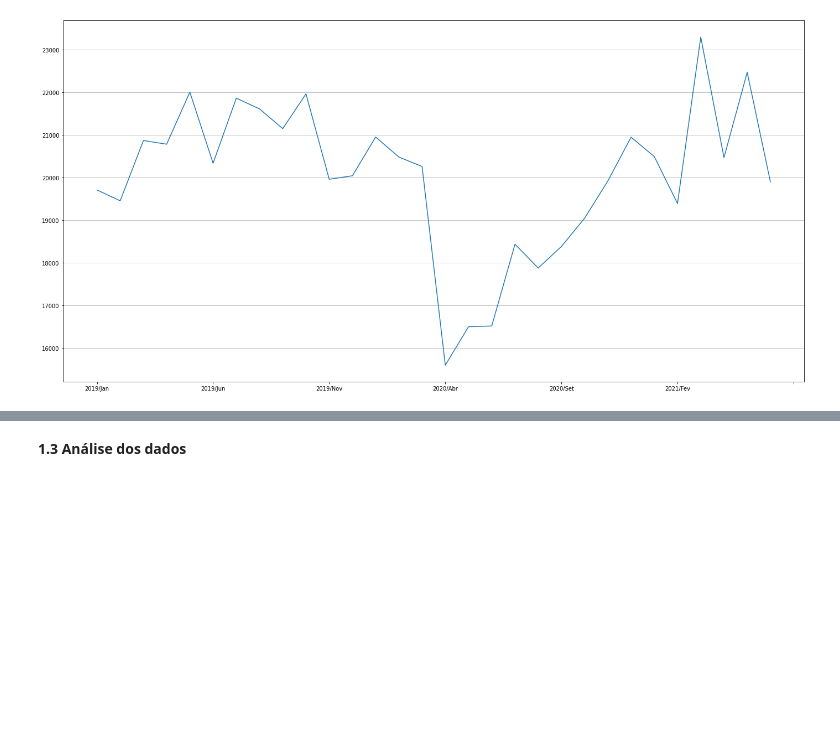
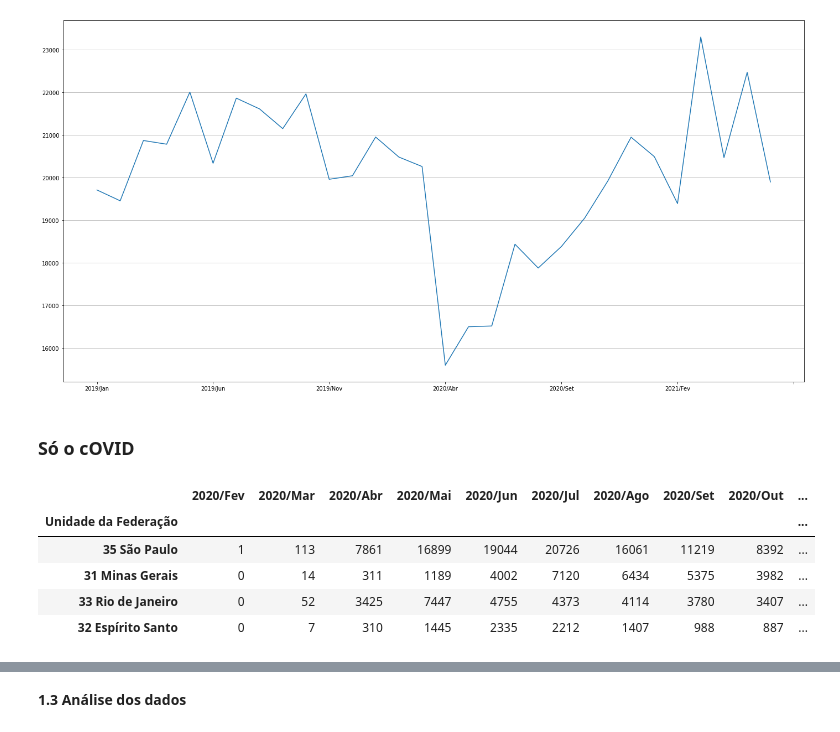
Before and after one commit to jhonnyribeiro/bootcamp-data-science, a Jupyter notebook: desafio_modulo_01.ipynb, the cells around one changed output, grey strips where cells are left out. Cells and saved outputs as stored; diff of their text form; code cells hidden in the pictures; blank space fills up the shorter version.

```diff
--- a/desafio_modulo_01.ipynb
+++ b/desafio_modulo_01.ipynb
@@ -53,3 +53,26 @@ internacao_geral.T['32 Espírito Santo'].plot(figsize=(24,12))
 plt.grid(axis="y")
 # %% [output]
 [figure]
+# %% [markdown]
+### Só o  cOVID
+# %%
+#Tabela regiao sudeste
+
+internacao_covid = pd.read_csv("/content/INTERNACOES_ANO_MES_UNIDADE_FEDERACAO_REGIAO_SUDESTE_ATE2021-08_20211105_COVID19.CSV", encoding="ISO-8859-1", sep=";", skiprows=5, skipfooter=12)
+internacao_covid = internacao_covid.replace("-", 0)
+internacao_covid = internacao_covid.replace("1", 1)
+internacao_covid = internacao_covid.drop("Total", axis=1)
+internacao_covid = internacao_covid.set_index("Unidade da Federação")
+meses_analise = internacao_covid.columns[:-2]
+internacao_covid = internacao_covid[meses_analise]
+internacao_covid["Total"] = internacao_covid.sum(axis=1)
+internacao_covid = internacao_covid.sort_values("Total", ascending=False)
+internacao_covid = internacao_covid.drop("Total", axis=1)
+internacao_covid
+# %% [output]
+|  | 2020/Fev | 2020/Mar | 2020/Abr | 2020/Mai | 2020/Jun | 2020/Jul | 2020/Ago | 2020/Set | 2020/Out | ... |
+| Unidade da Federação |  |  |  |  |  |  |  |  |  | ... |
+| 35 São Paulo | 1 | 113 | 7861 | 16899 | 19044 | 20726 | 16061 | 11219 | 8392 | ... |
+| 31 Minas Gerais | 0 | 14 | 311 | 1189 | 4002 | 7120 | 6434 | 5375 | 3982 | ... |
+| 33 Rio de Janeiro | 0 | 52 | 3425 | 7447 | 4755 | 4373 | 4114 | 3780 | 3407 | ... |
+| 32 Espírito Santo | 0 | 7 | 310 | 1445 | 2335 | 2212 | 1407 | 988 | 887 | ... |
```
Also changed, not shown: parts of 3 cells of this notebook.
